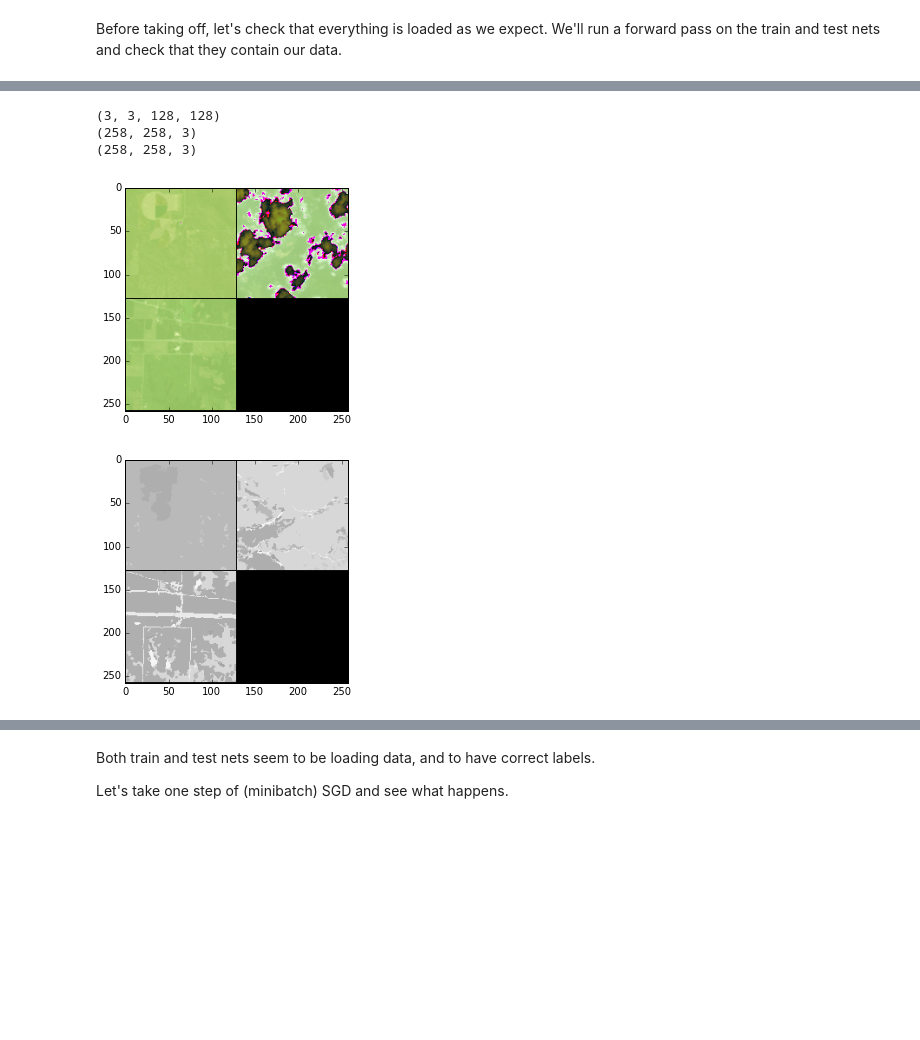
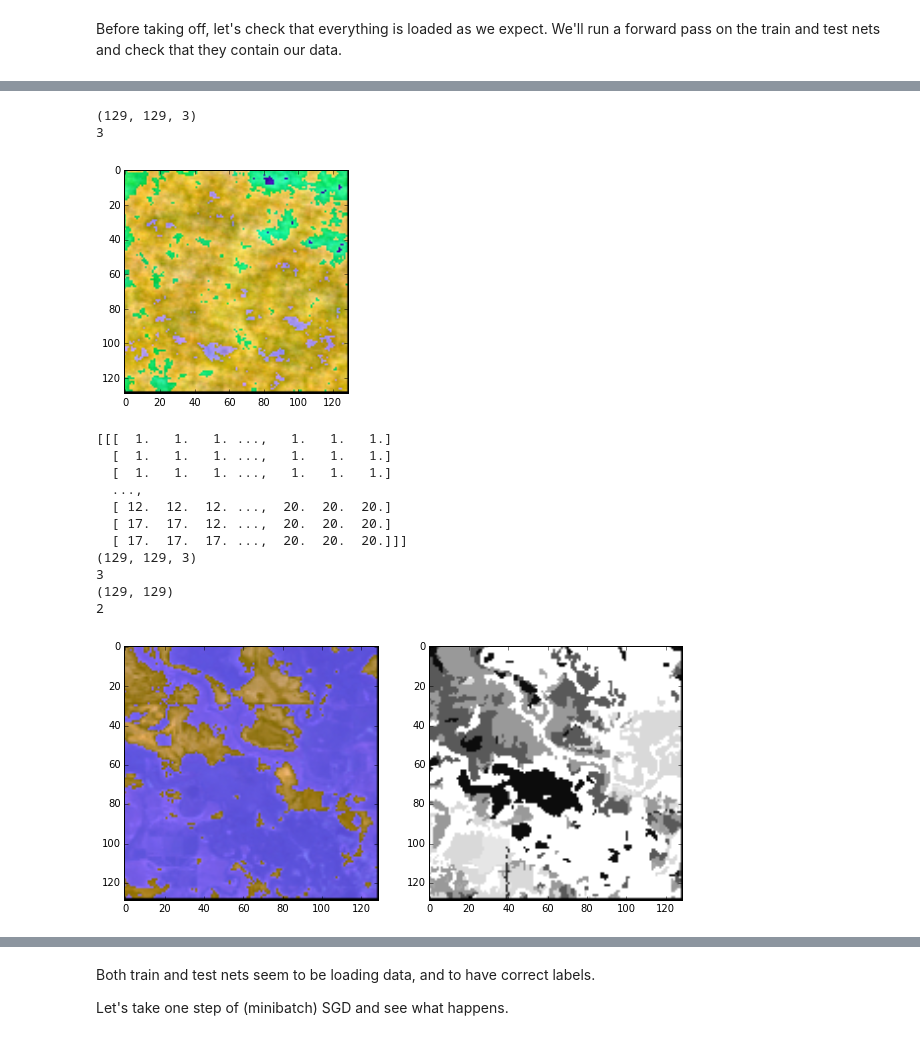
Before and after one commit to anandthakker/learnsat, a Jupyter notebook: fcnn.ipynb, the cells around one changed output, grey strips where cells are left out. Drawn from its saved outputs; the diff is of its cells as text; code cells hidden in the pictures; blank space fills up the shorter version.

```diff
--- a/fcnn.ipynb
+++ b/fcnn.ipynb
@@ -199,24 +194,42 @@ solver.test_nets[0].forward()  # test net (there can be more than one)
 # %%
 # input preprocessing: 'data' is the name of the input blob == net.inputs[0]
 transformer = caffe.io.Transformer({'data': solver.net.blobs['data'].data.shape})
 transformer.set_transpose('data', (2,0,1))
 transformer.set_mean('data', np.load('temp/learnsat_mean.npy').mean(1).mean(1)) # mean pixel
-#transformer.set_channel_swap('data', (2,1,0))  # the reference model has channels in BGR order instead of RGB
+#transformer.set_channel_swap('data', (1,0,2))  # the reference model has channels in BGR order instead of RGB
+
+mean = numpy.load('temp/learnsat_mean.npy')
+vis_square(mean.reshape(1,3,128,128).transpose(0,2,3,1))
+# %% [output]
+(129, 129, 3)
+3
+[figure, added]
-# %%
-images = solver.net.blobs['data'].data[4:7]
-print(images.shape)
-images = numpy.array([transformer.deprocess('data', i) for i in images])
-
-figure()
-vis_square(images)
-figure()
-vis_square(solver.net.blobs['labelimages'].data[4:7].transpose(0,2,3,1))
-# %% [output]
-(3, 3, 128, 128)
-(258, 258, 3)
-(258, 258, 3)
-[figure, removed]
-[figure, removed]
+# %%
+index = 60
+count = 1
+images = solver.net.blobs['data'].data[index:index+count]
+label_images = solver.net.blobs['labelimages'].data[index:index+count]
+
+print(label_images[0])
+
+images = numpy.array([transformer.deprocess('data', i) for i in images])
+
+fig, (ax1, ax2) = plt.subplots(1, 2, figsize=(10,10))
+vis_square(images, 1, 0, ax1)
+vis_square(label_images.reshape(label_images.shape[0], 128, 128), 1, 0, ax2)
+# %% [output]
+[[[  1.   1.   1. ...,   1.   1.   1.]
+  [  1.   1.   1. ...,   1.   1.   1.]
+  [  1.   1.   1. ...,   1.   1.   1.]
+  ...,
+  [ 12.  12.  12. ...,  20.  20.  20.]
+  [ 17.  17.  12. ...,  20.  20.  20.]
+  [ 17.  17.  17. ...,  20.  20.  20.]]]
+(129, 129, 3)
+3
+(129, 129)
+2
+[figure, added]
 # %%
 images = solver.test_nets[0].blobs['data'].data[:16]
 images = numpy.array([transformer.deprocess('data', i) for i in images])
```
Also changed, not shown: parts of 12 cells of this notebook, 5 other files.
